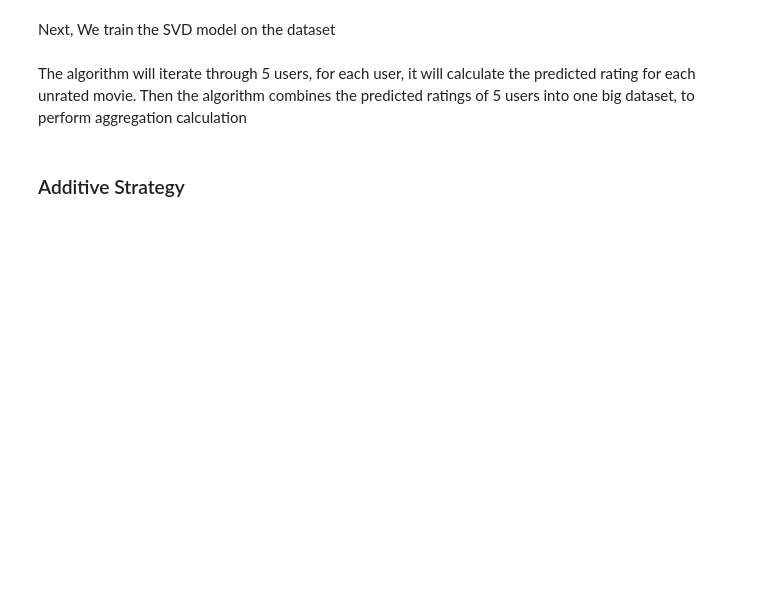
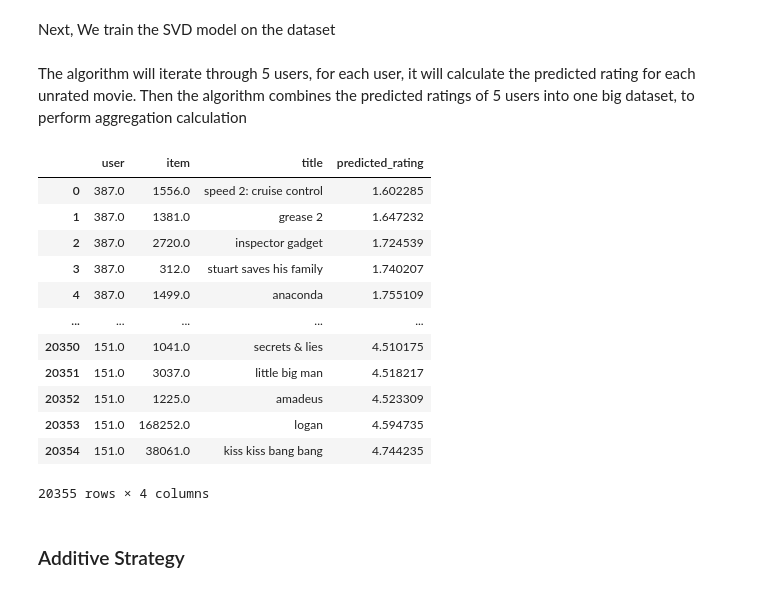
Before and after one commit to hoangkimkhai276/No-name-1---DKE--Recsys-2021, a Jupyter notebook: GRS.ipynb, the cells around one changed output. Saved outputs shown, nothing was run; the diff lists cells and outputs as text; code cells hidden in the pictures; blank space fills up the shorter version.

```diff
--- a/GRS.ipynb
+++ b/GRS.ipynb
@@ -146,6 +146,22 @@ for user in group_users_ids:
 The algorithm will iterate through 5 users, for each user, it will calculate the predicted rating for each unrated movie. Then the algorithm combines the predicted ratings of 5 users into one big dataset, to perform aggregation calculation
 # %%
 final = pd.concat([df for df in users_rating], ignore_index = True)
+# %%
+final
+# %% [output]
+|  | user | item | title | predicted_rating |
+| 0 | 387.0 | 1556.0 | speed 2: cruise control | 1.602285 |
+| 1 | 387.0 | 1381.0 | grease 2 | 1.647232 |
+| 2 | 387.0 | 2720.0 | inspector gadget | 1.724539 |
+| 3 | 387.0 | 312.0 | stuart saves his family | 1.740207 |
+| 4 | 387.0 | 1499.0 | anaconda | 1.755109 |
+| ... | ... | ... | ... | ... |
+| 20350 | 151.0 | 1041.0 | secrets & lies | 4.510175 |
+| 20351 | 151.0 | 3037.0 | little big man | 4.518217 |
+| 20352 | 151.0 | 1225.0 | amadeus | 4.523309 |
+| 20353 | 151.0 | 168252.0 | logan | 4.594735 |
+| 20354 | 151.0 | 38061.0 | kiss kiss bang bang | 4.744235 |
+20355 rows × 4 columns
 # %% [markdown]
 ### Additive Strategy
 # %%
```
Also changed, not shown: parts of 19 cells of this notebook, 3 other files.
